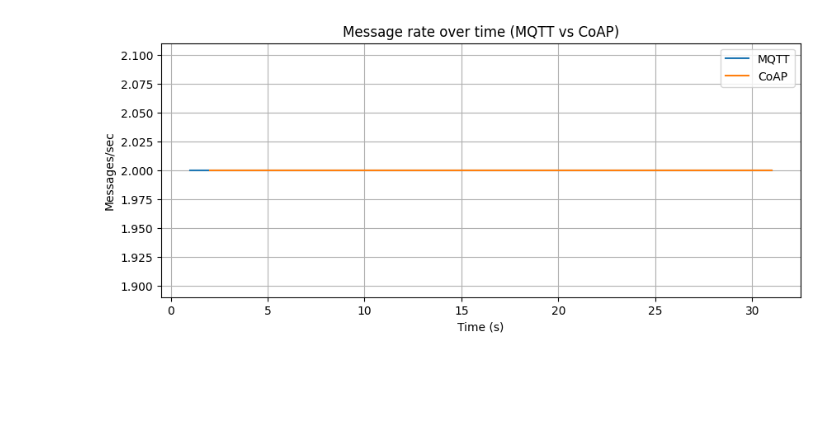
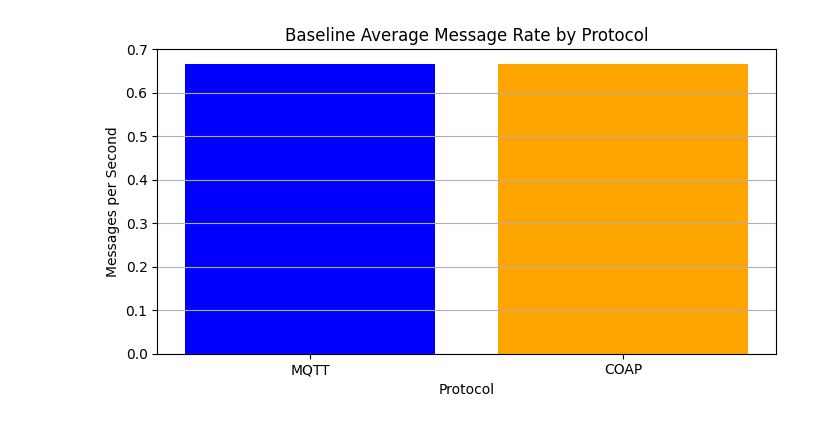
Before and after one commit to vlotran/CMPE148-IoT-Project, a Jupyter notebook: notebooks/analyze_results.ipynb, the cells around one changed output. Drawn from its saved outputs; the diff is of its cells as text; code cells hidden in the pictures; blank space fills up the shorter version.

Commit message:
Updated notebook with experiment data

```diff
--- a/notebooks/analyze_results.ipynb
+++ b/notebooks/analyze_results.ipynb
@@ -163,76 +291,22 @@ Warning: interface names might be incorrect
 # %%
-from pathlib import Path
-import pandas as pd
-import matplotlib.pyplot as plt
+plot_df = overall_df.dropna(subset=["avg_message_rate_msg_s"]).copy()
 
-REPO = Path.cwd().parent          # notebooks/ -> repo root
-results_dir = REPO / "results"
-runs = sorted([p for p in results_dir.glob("run_*") if p.is_dir()])
+# Ensure consistent ordering
+plot_df["protocol"] = pd.Categorical(plot_df["protocol"], ["MQTT", "COAP"], ordered=True)
+plot_df = plot_df.sort_values("protocol")
 
-def load_run(run_dir: Path, proto: str):
-    csv_path = run_dir / f"{proto}.csv"
-    if not csv_path.exists():
-        return None
-    df = pd.read_csv(csv_path)
-    df["elapsed_s"] = df["elapsed_s"].astype(float)
-    df["latency_ms"] = pd.to_numeric(df.get("latency_ms", None), errors="coerce")
-    return df
+plt.figure(figsize=(7, 4))
 
-# Find most recent run folder that contains mqtt.csv / coap.csv
-mqtt_run = next((r for r in reversed(runs) if (r/"mqtt.csv").exists()), None)
-coap_run = next((r for r in reversed(runs) if (r/"coap.csv").exists()), None)
+colors = ["blue", "orange"]  # MQTT, COAP
 
-print("Latest MQTT run:", mqtt_run)
-print("Latest CoAP run:", coap_run)
+plt.bar(plot_df["protocol"], plot_df["avg_message_rate_msg_s"], color=colors)
 
-mqtt_df = load_run(mqtt_run, "mqtt") if mqtt_run else None
-coap_df = load_run(coap_run, "coap") if coap_run else None
+plt.title("Baseline Average Message Rate by Protocol")
+plt.xlabel("Protocol")
+plt.ylabel("Messages per Second")
+plt.grid(axis="y")
 
-def summarize(df, name):
-    if df is None:
-        print(name, "missing")
-        return
-    dur = df["elapsed_s"].max()
-    print(f"{name}: rows={len(df)}, duration={dur:.2f}s, avg_msg/sec={len(df)/max(dur,1e-9):.3f}")
-    lat = df["latency_ms"].dropna()
-    if len(lat) > 0:
-        print(f"{name}: latency_ms mean={lat.mean():.2f}, p50={lat.quantile(0.5):.2f}, p95={lat.quantile(0.95):.2f}")
-
-summarize(mqtt_df, "MQTT")
-summarize(coap_df, "CoAP")
-
-# Plot message rate over time for each
-def rate_series(df, bin_sec=1.0):
-    bins = (df["elapsed_s"] // bin_sec).astype(int)
-    counts = bins.value_counts().sort_index()
-    t = counts.index.values * bin_sec
-    r = counts.values / bin_sec
-    return t, r
-
-plt.figure(figsize=(10,4))
-if mqtt_df is not None:
-    t, r = rate_series(mqtt_df)
-    plt.plot(t, r, label="MQTT")
-if coap_df is not None:
-    t, r = rate_series(coap_df)
-    plt.plot(t, r, label="CoAP")
-plt.title("Message rate over time (MQTT vs CoAP)")
-plt.xlabel("Time (s)")
-plt.ylabel("Messages/sec")
-plt.grid(True)
-plt.legend()
+plt.tight_layout()
+plt.savefig("fig_1_baseline_message_rate.png", dpi=300, bbox_inches="tight")
 plt.show()
-
-# Plot latency distributions (if available)
-plt.figure(figsize=(8,4))
-if mqtt_df is not None and mqtt_df["latency_ms"].notna().any():
-    plt.hist(mqtt_df["latency_ms"].dropna(), bins=30, alpha=0.6, label="MQTT")
-if coap_df is not None and coap_df["latency_ms"].notna().any():
-    plt.hist(coap_df["latency_ms"].dropna(), bins=30, alpha=0.6, label="CoAP")
-plt.title("Latency distribution (ms)")
-plt.xlabel("Latency (ms)")
-plt.ylabel("Count")
-plt.grid(True)
-plt.legend()
-plt.show()
 # %% [output]
@@ -245 +313 @@ CoAP: latency_ms mean=8.69, p50=9.06, p95=10.57
-[figure, old version]
+[figure, new version]
```
Also changed, not shown: parts of 37 cells of this notebook.
